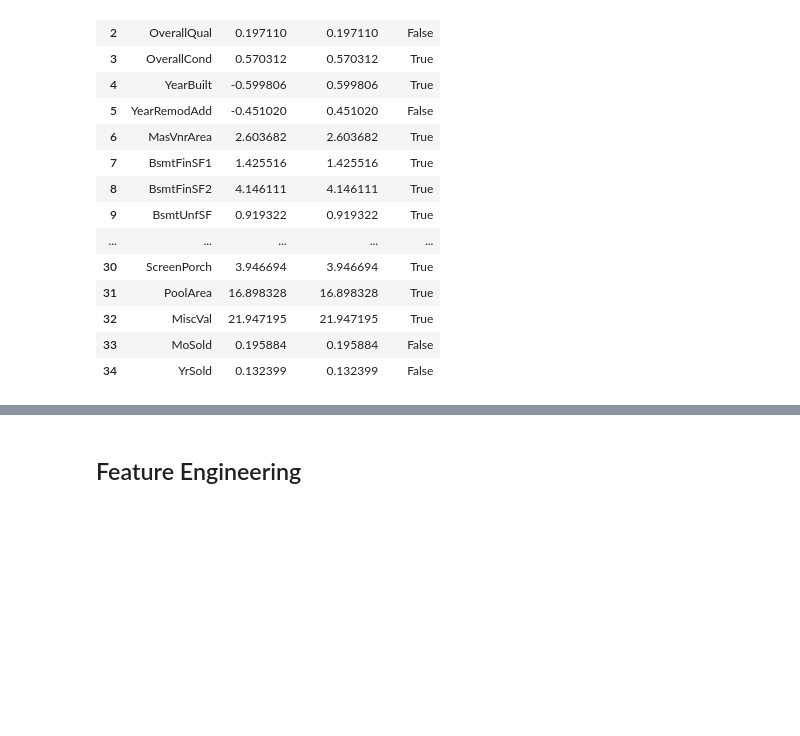
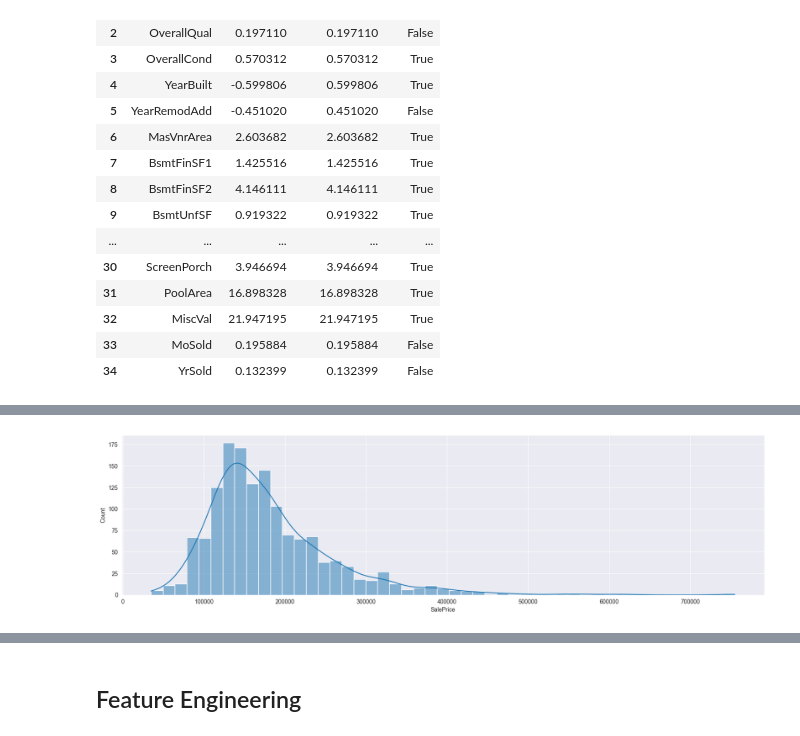
Before and after one commit to OlawoyeTaofeek/HandsOnML, a Jupyter notebook: regression/Advanced House Price Prediction/main.ipynb, the cells around one changed output, grey strips where cells are left out. Cells and saved outputs as stored; diff of their text form; code cells hidden in the pictures; blank space fills up the shorter version.

```diff
--- a/regression/Advanced House Price Prediction/main.ipynb
+++ b/regression/Advanced House Price Prediction/main.ipynb
@@ -491,0 +639,7 @@ skew_df
+# %%
+plt.figure(figsize=(20, 5))
+
+sns.histplot(target, kde=True)
+plt.show()
+# %% [output]
+[figure, added]
```
Also changed, not shown: parts of 24 cells of this notebook, 3 other files.
